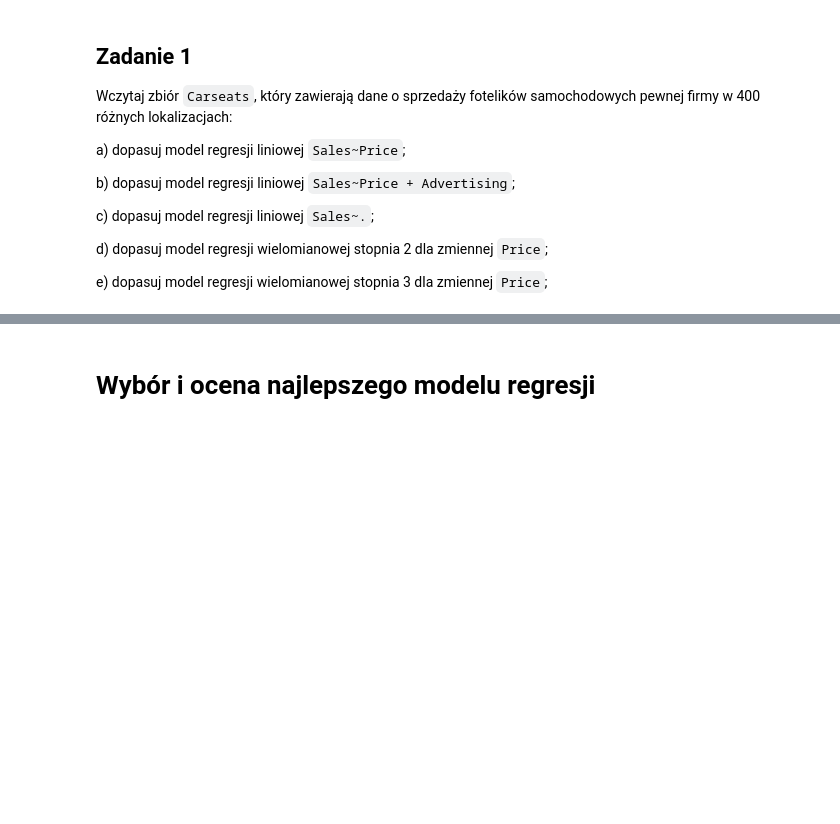
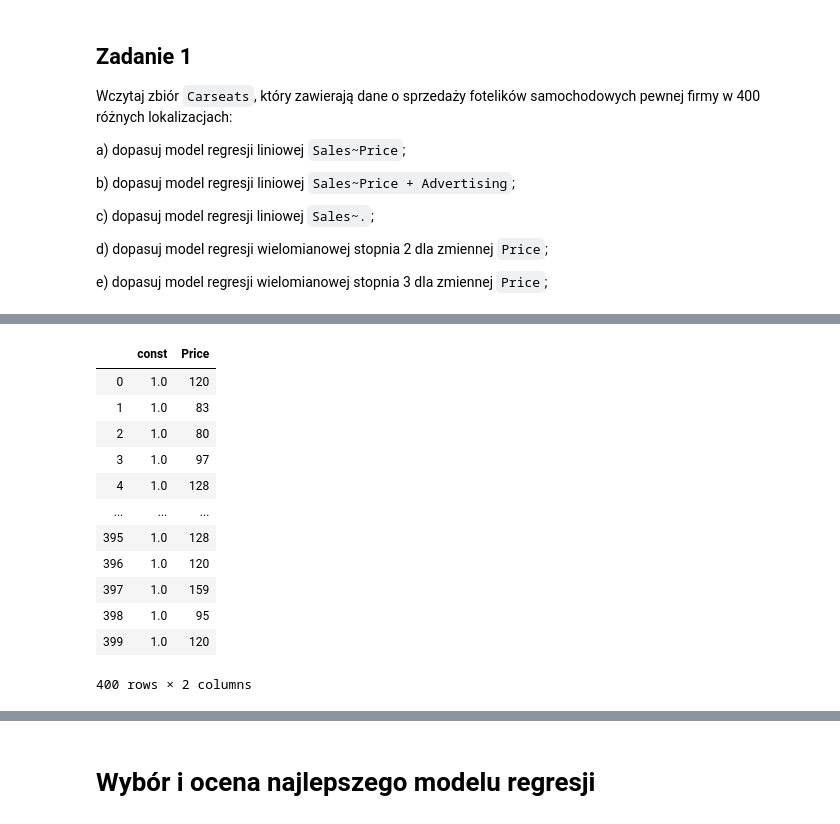
Before and after one commit to imatten/bootcamp_datascience, a Jupyter notebook: notebooks/04_regresja_liniowa/05_walidacja_modeli.ipynb, the cells around one changed output, grey strips where cells are left out. Cells and saved outputs as stored; diff of their text form; code cells hidden in the pictures; blank space fills up the shorter version.

```diff
--- a/notebooks/04_regresja_liniowa/05_walidacja_modeli.ipynb
+++ b/notebooks/04_regresja_liniowa/05_walidacja_modeli.ipynb
@@ -32,0 +53,18 @@ carseats = sm.datasets.get_rdataset(dataname="Carseats", package="ISLR", cache=T
+# %%
+X = sm.add_constant(carseats.data.Price, prepend=True, has_constant='skip')
+# %%
+X
+# %% [output]
+|  | const | Price |
+| 0 | 1.0 | 120 |
+| 1 | 1.0 | 83 |
+| 2 | 1.0 | 80 |
+| 3 | 1.0 | 97 |
+| 4 | 1.0 | 128 |
+| ... | ... | ... |
+| 395 | 1.0 | 128 |
+| 396 | 1.0 | 120 |
+| 397 | 1.0 | 159 |
+| 398 | 1.0 | 95 |
+| 399 | 1.0 | 120 |
+400 rows × 2 columns
```
Also changed, not shown: parts of 11 cells of this notebook.
